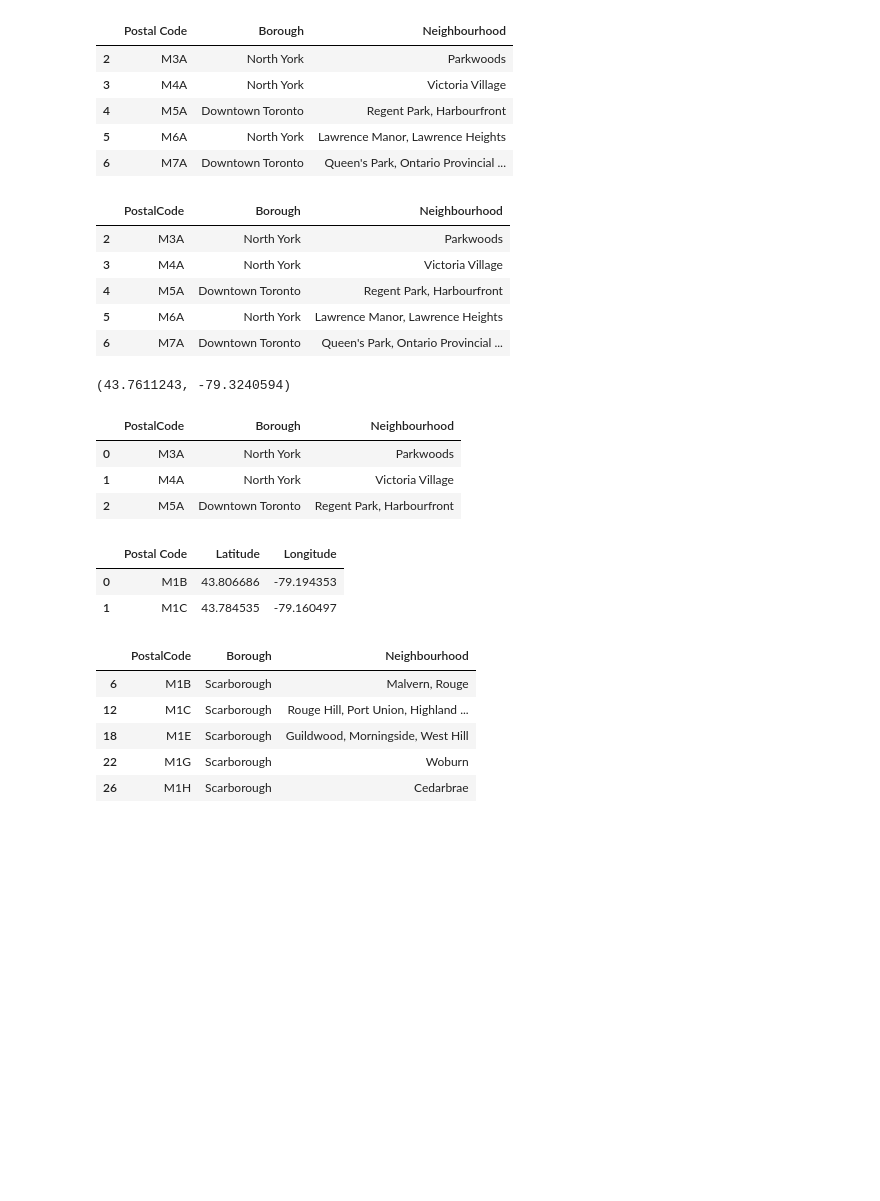
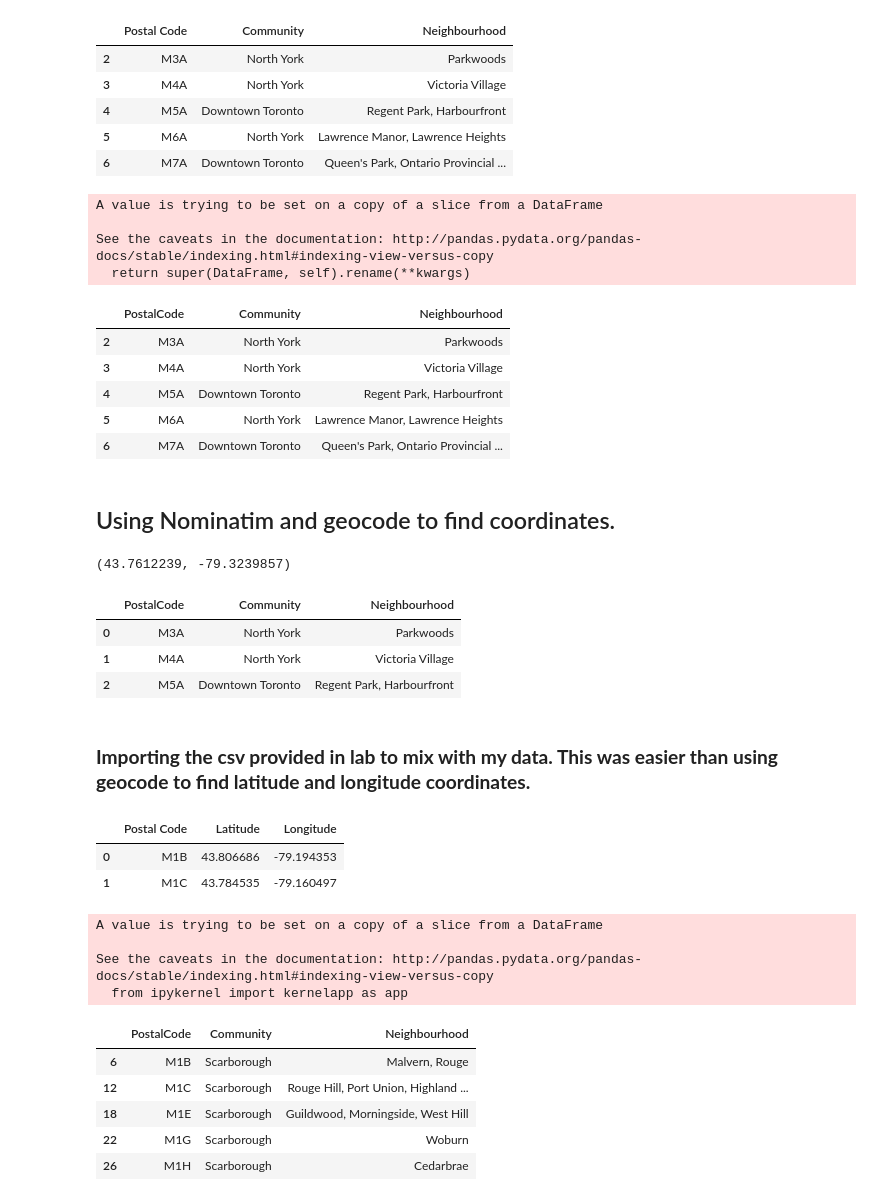
Before and after one commit to mattmohline/Coursera-Capstone-Project, a Jupyter notebook: Segmenting & Clustering Toronto.ipynb, the cells around one changed output. Cells and saved outputs as stored; diff of their text form; code cells hidden in the pictures; blank space fills up the shorter version.

```diff
--- a/Segmenting & Clustering Toronto.ipynb
+++ b/Segmenting & Clustering Toronto.ipynb
@@ -16,10 +18,10 @@ df.head()
 | 4 | M5A | Downtown Toronto | Regent Park, Harbourfront |
 # %%
 #Removing rows with 'not assigned' in them in the Borough column. This column matches the Neighbourhood column as well.
-df=df[df.Borough!='Not assigned']
+df=df[df.Community!='Not assigned']
 df.head()
 # %% [output]
-|  | Postal Code | Borough | Neighbourhood |
+|  | Postal Code | Community | Neighbourhood |
 | 2 | M3A | North York | Parkwoods |
 | 3 | M4A | North York | Victoria Village |
 | 4 | M5A | Downtown Toronto | Regent Park, Harbourfront |
@@ -30,29 +32,39 @@ df.head()
 df.rename(columns={"Postal Code": "PostalCode"}, inplace=True)
 df.head()
 # %% [output]
+A value is trying to be set on a copy of a slice from a DataFrame
+
+See the caveats in the documentation: http://pandas.pydata.org/pandas-docs/stable/indexing.html#indexing-view-versus-copy
+  return super(DataFrame, self).rename(**kwargs)
-|  | PostalCode | Borough | Neighbourhood |
+|  | PostalCode | Community | Neighbourhood |
 | 2 | M3A | North York | Parkwoods |
 | 3 | M4A | North York | Victoria Village |
 | 4 | M5A | Downtown Toronto | Regent Park, Harbourfront |
 | 5 | M6A | North York | Lawrence Manor, Lawrence Heights |
 | 6 | M7A | Downtown Toronto | Queen's Park, Ontario Provincial ... |
+# %% [markdown]
+## Using Nominatim and geocode to find coordinates.
 # %%
-#Import geocoders to find coordinates--did not end up using this
+
 from geopy.geocoders import Nominatim
 locator=Nominatim(user_agent="MyGeocoder")
 location=locator.geocode("M3A, North York, Parkwoods")
-location.latitude, location.longitude
+latitude=location.latitude
+longitude=location.longitude
+latitude, longitude
 # %% [output]
-(43.7611243, -79.3240594)
+(43.7612239, -79.3239857)
 # %%
 #resetting index after dropping some rows with no values
 df.reset_index(drop=True, inplace=True)
 df.head(3)
 # %% [output]
-|  | PostalCode | Borough | Neighbourhood |
+|  | PostalCode | Community | Neighbourhood |
 | 0 | M3A | North York | Parkwoods |
 | 1 | M4A | North York | Victoria Village |
 | 2 | M5A | Downtown Toronto | Regent Park, Harbourfront |
+# %% [markdown]
+### **Importing the csv provided in lab to mix with my data. This was easier than using geocode to find latitude and longitude coordinates.**
 # %%
 # The code was removed by Watson Studio for sharing.
 # %% [output]
@@ -64,7 +76,11 @@ df.head(3)
 df.sort_values(by="PostalCode", inplace=True)
 df.head()
 # %% [output]
+A value is trying to be set on a copy of a slice from a DataFrame
+
+See the caveats in the documentation: http://pandas.pydata.org/pandas-docs/stable/indexing.html#indexing-view-versus-copy
+  from ipykernel import kernelapp as app
-|  | PostalCode | Borough | Neighbourhood |
+|  | PostalCode | Community | Neighbourhood |
 | 6 | M1B | Scarborough | Malvern, Rouge |
 | 12 | M1C | Scarborough | Rouge Hill, Port Union, Highland ... |
 | 18 | M1E | Scarborough | Guildwood, Morningside, West Hill |
```
Also changed, not shown: parts of 58 cells of this notebook.
